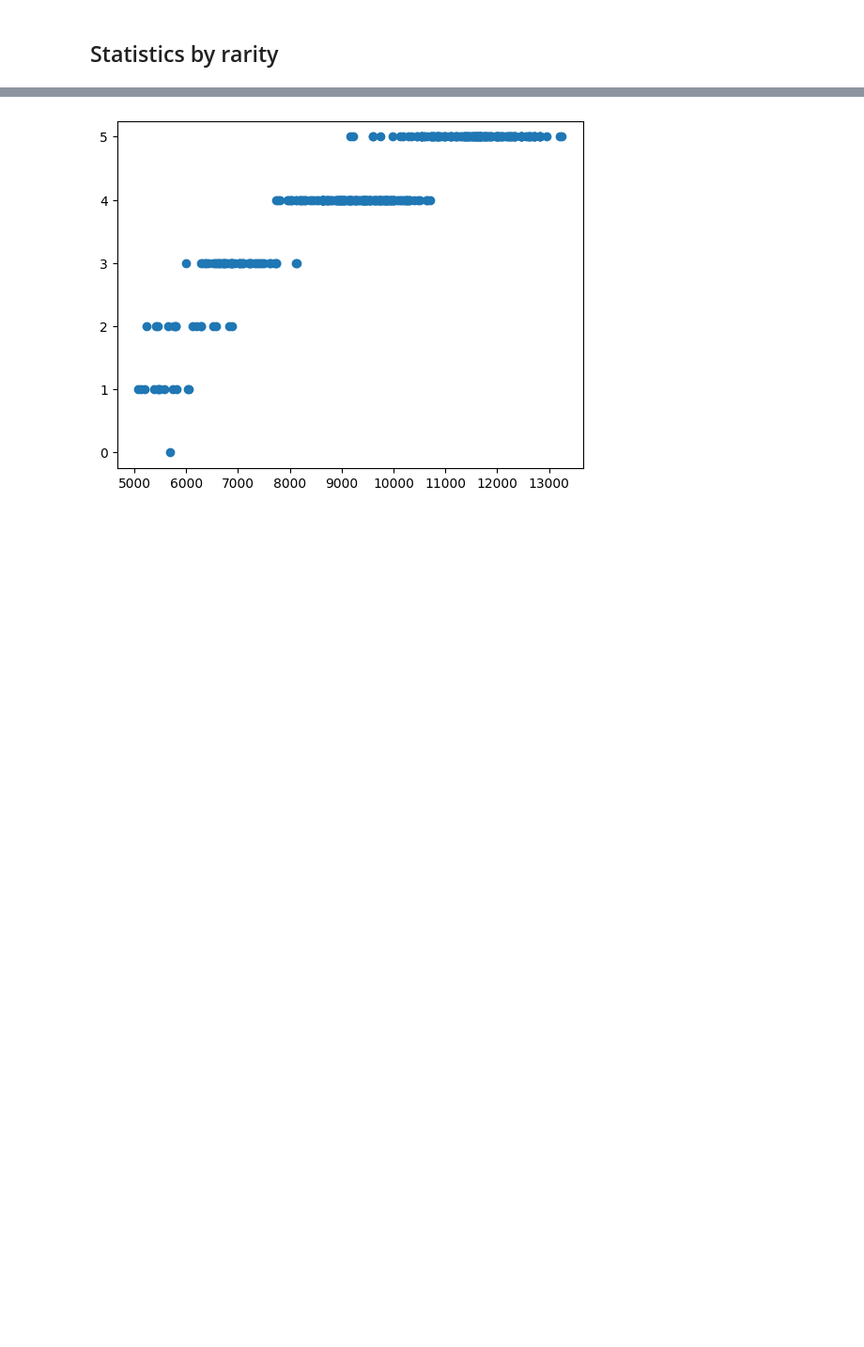
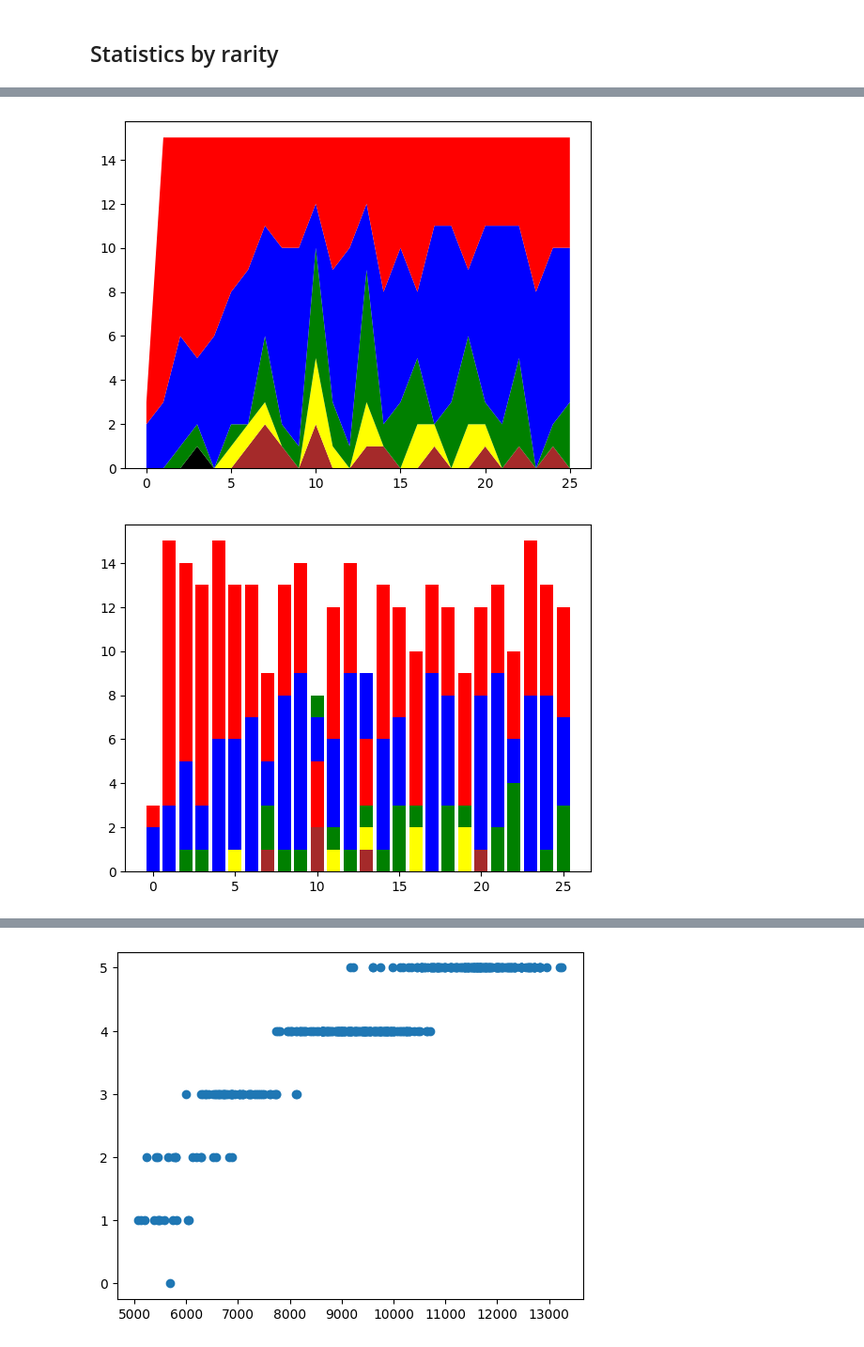
Before and after one commit to manuelelucchi/VisualizzazioneScientifica, a Jupyter notebook: Report.ipynb, the cells around one changed output, grey strips where cells are left out. Shown: that part at 94% size. Drawn from its saved outputs; the diff is of its cells as text; code cells hidden in the pictures; blank space fills up the shorter version.

```diff
--- a/Report.ipynb
+++ b/Report.ipynb
@@ -106,0 +143,51 @@ plt.show()
+# %%
+ssr_color = 'red'
+sr_color = 'blue'
+r_color = 'green'
+b2_color = 'yellow'
+b1_color = 'brown'
+b0_color = 'black'
+
+years = 8
+blocks_per_year = 3
+
+n = len(cleanData) // (blocks_per_year*years)
+blocks = [cleanData[i:i+n] for i in range(0, len(cleanData),n)]
+
+empty = pd.DataFrame({"rarity":[0,1,2,3,4,5],"id":[0,0,0,0,0,0]}).set_index("rarity")
+
+groups = [list(i.groupby("rarity").count().filter(["id"]).add(empty, fill_value=0).values) for i in blocks]
+
+groups.reverse()
+
+x = range(0, len(blocks))
+y = groups[0]
+for i in groups[1:]:
+    y = np.concatenate((y, i), axis=1)
+
+plt.stackplot(x, y, labels=["0", "1", "2", "3", "4", "5"], colors=[b0_color, b1_color, b2_color, r_color, sr_color, ssr_color])
+plt.show()
+
+plt.bar(x, y[0], color=b0_color)
+plt.bar(x, y[1], bottom=y[0], color=b1_color)
+plt.bar(x, y[2], bottom=y[1], color=b2_color)
+plt.bar(x, y[3], bottom=y[2], color=r_color)
+plt.bar(x, y[4], bottom=y[3], color=sr_color)
+plt.bar(x, y[5], bottom=y[4], color=ssr_color)
+plt.show()
+
+y = y.cumsum(axis = 1)
+
+plt.stackplot(x, y, labels=["0", "1", "2", "3", "4", "5"], colors=[b0_color, b1_color, b2_color, r_color, sr_color, ssr_color])
+plt.show()
+
+plt.bar(x, y[0], color=b0_color)
+plt.bar(x, y[1], bottom=y[0], color=b1_color)
+plt.bar(x, y[2], bottom=y[1], color=b2_color)
+plt.bar(x, y[3], bottom=y[2], color=r_color)
+plt.bar(x, y[4], bottom=y[3], color=sr_color)
+plt.bar(x, y[5], bottom=y[4], color=ssr_color)
+plt.show()
+# %% [output]
+[figure, added]
+[figure, added]
```
Also changed, not shown: parts of 17 cells of this notebook, 1 other file.
